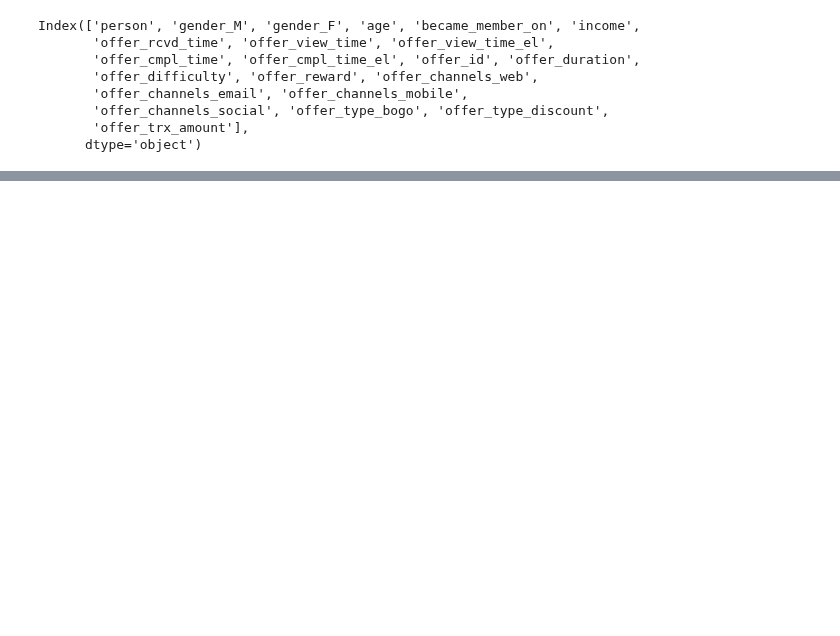
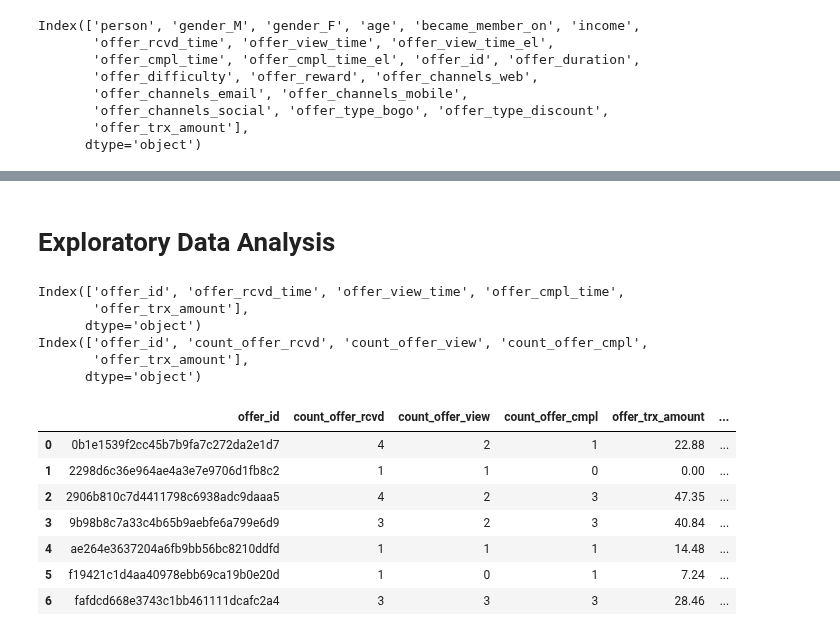
Before and after one commit to Oliver-Balb/Starbucks, a Jupyter notebook: Starbucks_Capstone_notebook.ipynb, the cells around one changed output, grey strips where cells are left out. Cells and saved outputs as stored; diff of their text form; code cells hidden in the pictures; blank space fills up the shorter version.

```diff
--- a/Starbucks_Capstone_notebook.ipynb
+++ b/Starbucks_Capstone_notebook.ipynb
@@ -635,0 +660,41 @@ offer_agg.to_excel(f'../misc/offer_agg-{datetime.datetime.now().strftime("%d%m%y
+# %% [markdown]
+ # Exploratory Data Analysis
+# %%
+# Group dataframe offer_agg by 'offer_id' and aggregate the required columns
+result = offer_agg.groupby('offer_id').agg({
+    'offer_rcvd_time': 'count',
+    'offer_view_time': 'count',
+    'offer_cmpl_time': 'count',
+    'offer_trx_amount': 'sum'
+}).reset_index()
+
+print(result.columns)
+
+# Rename columns to match the desired names
+result.rename(columns={
+    'offer_rcvd_time': 'count_offer_rcvd',
+    'offer_view_time': 'count_offer_view',
+    'offer_cmpl_time': 'count_offer_cmpl'
+}, inplace=True)
+
+print(result.columns)
+
+result['trx_amount_per_offer_rcvd'] = result['offer_trx_amount'] / result['count_offer_rcvd']
+# %% [output]
+Index(['offer_id', 'offer_rcvd_time', 'offer_view_time', 'offer_cmpl_time',
+       'offer_trx_amount'],
+      dtype='object')
+Index(['offer_id', 'count_offer_rcvd', 'count_offer_view', 'count_offer_cmpl',
+       'offer_trx_amount'],
+      dtype='object')
+# %%
+result
+# %% [output]
+|  | offer_id | count_offer_rcvd | count_offer_view | count_offer_cmpl | offer_trx_amount | ... |
+| 0 | 0b1e1539f2cc45b7b9fa7c272da2e1d7 | 4 | 2 | 1 | 22.88 | ... |
+| 1 | 2298d6c36e964ae4a3e7e9706d1fb8c2 | 1 | 1 | 0 | 0.00 | ... |
+| 2 | 2906b810c7d4411798c6938adc9daaa5 | 4 | 2 | 3 | 47.35 | ... |
+| 3 | 9b98b8c7a33c4b65b9aebfe6a799e6d9 | 3 | 2 | 3 | 40.84 | ... |
+| 4 | ae264e3637204a6fb9bb56bc8210ddfd | 1 | 1 | 1 | 14.48 | ... |
+| 5 | f19421c1d4aa40978ebb69ca19b0e20d | 1 | 0 | 1 | 7.24 | ... |
+| 6 | fafdcd668e3743c1bb461111dcafc2a4 | 3 | 3 | 3 | 28.46 | ... |
```
Also changed, not shown: parts of 7 cells of this notebook, 1 other file.
